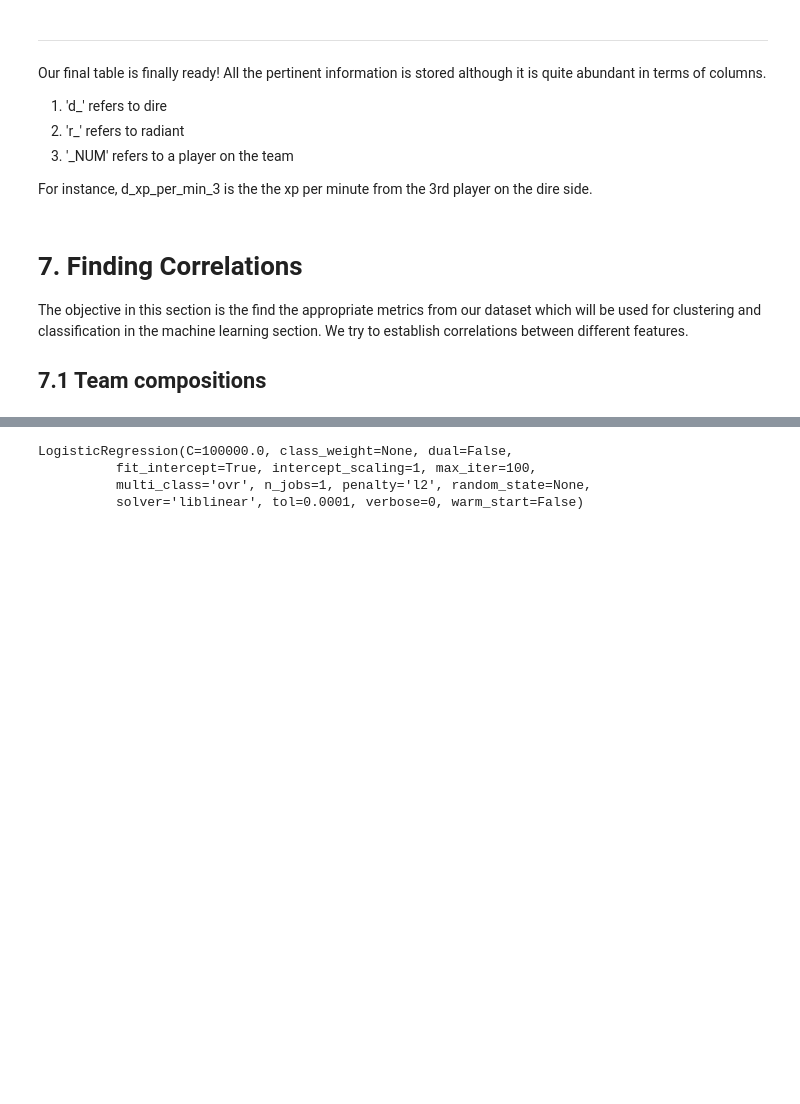
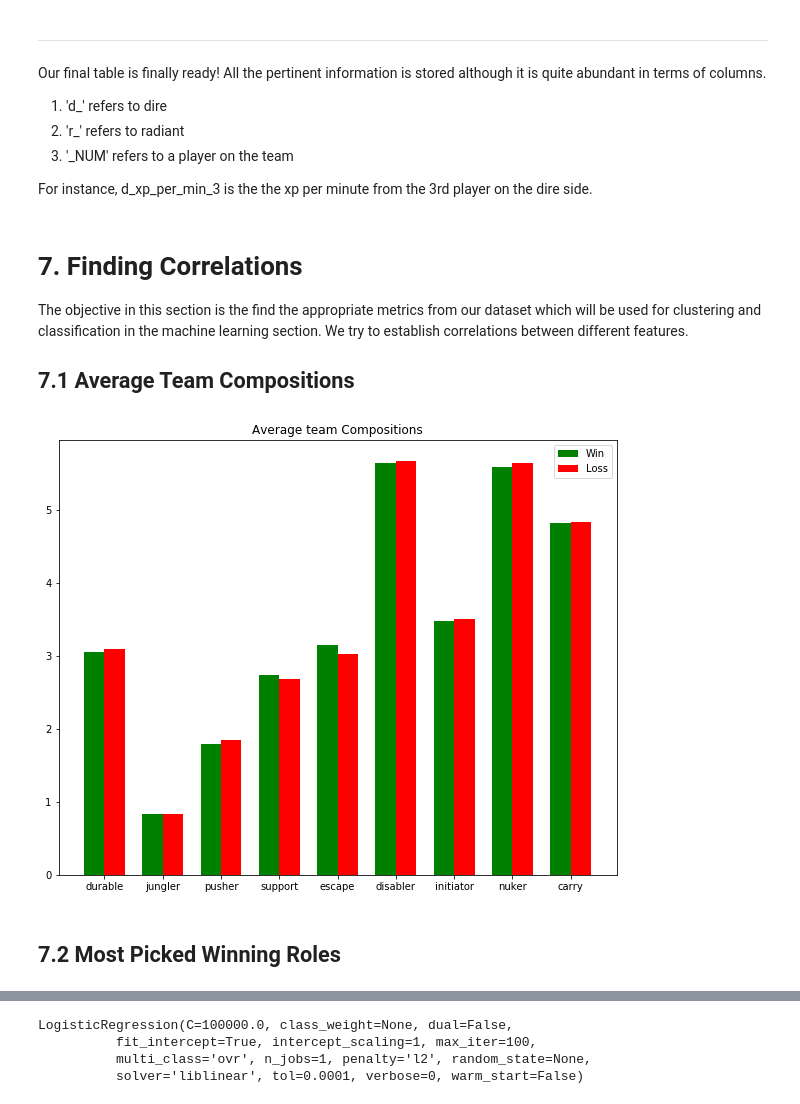
Before and after one commit to Samuel-Campbell/dota2, a Jupyter notebook: src/Dota2_Analysis.ipynb, the cells around one changed output, grey strips where cells are left out. Saved outputs shown, nothing was run; the diff lists cells and outputs as text; code cells hidden in the pictures; blank space fills up the shorter version.

```diff
--- a/src/Dota2_Analysis.ipynb
+++ b/src/Dota2_Analysis.ipynb
@@ -1199,4 +1199,4 @@ with open('data/training.json', 'w') as outfile:
 # 7. Finding Correlations
 The objective in this section is the find the appropriate metrics from our dataset which will be used for clustering and classification in the machine learning section. We try to establish correlations between different features.
 
-## 7.1 Team compositions
+## 7.1 Average Team Compositions
@@ -1205,0 +1203,36 @@ import matplotlib.pyplot as plt
+# %%
+%matplotlib inline
+import matplotlib.pyplot as plt
+
+with open('data/role_bits.json') as f:
+    role_bits = json.load(f)
+
+X = list(role_bits['role'].keys())
+X.reverse()
+
+win_comp = np.array(training_df[training_df['r_win'] == True]['radiant_comp_array'].tolist())
+win_comp += np.array(training_df[training_df['r_win'] == True]['dire_comp_array'].tolist())
+Y1 = win_comp.mean(axis=0)
+
+lose_comp = np.array(training_df[training_df['r_win'] == False]['radiant_comp_array'].tolist())
+lose_comp += np.array(training_df[training_df['r_win'] == False]['dire_comp_array'].tolist())
+Y2 = lose_comp.mean(axis=0)
+# %%
+fig, ax = plt.subplots(figsize=(10, 8))
+
+ind = np.arange(len(X))
+width = 0.35         # the width of the bars
+p1 = ax.bar(ind, Y1, width, color='g')
+p2 = ax.bar(ind + width, Y2, width, color='r')
+
+ax.set_title('Average team Compositions')
+ax.set_xticks(ind + width / 2)
+ax.set_xticklabels(X)
+
+ax.legend((p1[0], p2[0]), ('Win', 'Loss'))
+
+plt.show()
+# %% [output]
+[figure, added]
+# %% [markdown]
+## 7.2 Most Picked Winning Roles
```
Also changed, not shown: parts of 33 cells of this notebook.
